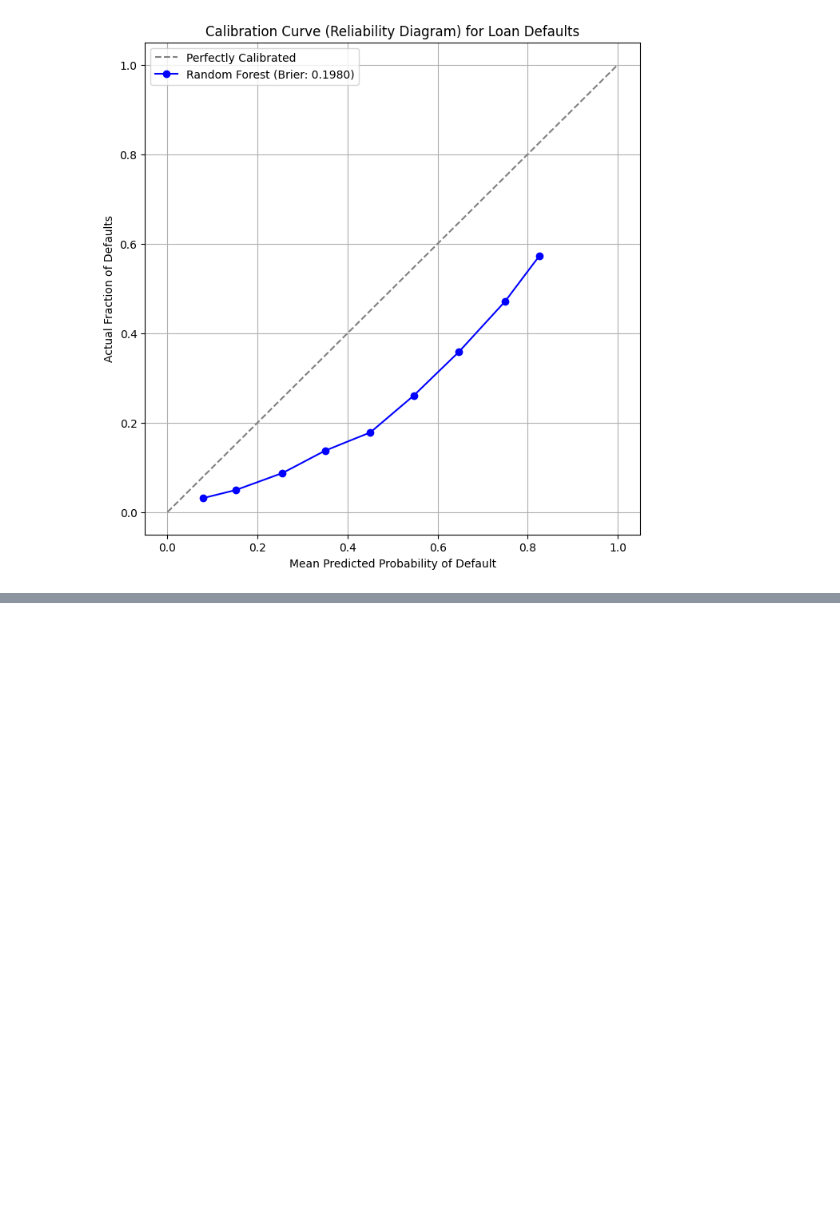
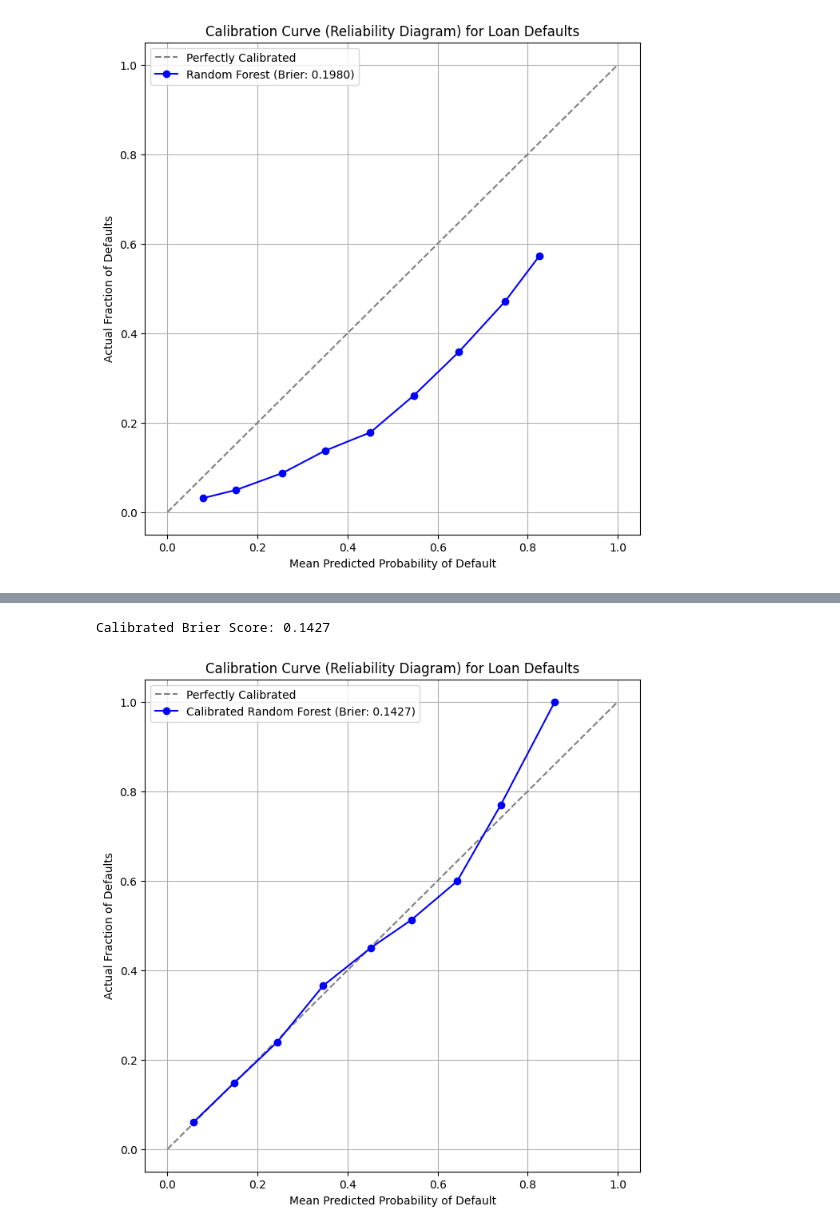
Before and after one commit to lricketson/LC-risk-analysis-project, a Jupyter notebook: randomforest.ipynb, the cells around one changed output, grey strips where cells are left out. Drawn from its saved outputs; the diff is of its cells as text; code cells hidden in the pictures; blank space fills up the shorter version.

```diff
--- a/randomforest.ipynb
+++ b/randomforest.ipynb
@@ -148,0 +161,36 @@ Random Forest Brier Score: 0.1980
+# %%
+from sklearn.calibration import CalibratedClassifierCV
+
+calibrated_rf = CalibratedClassifierCV(
+    rfc_model, method="isotonic", cv=5
+)  # cv = 5 means it uses 5-fold cross-validation on the training set to learn the calibration mapping
+# isotonic means it creates buckets rather than doing a mini logistic regression to create a sigmoid of best fit
+
+calibrated_rf.fit(imputed_X_train, y_train)
+calibrated_probs = calibrated_rf.predict_proba(imputed_X_test)[:, 1]
+calibrated_brier = brier_score_loss(y_test, calibrated_probs)
+print(f"Calibrated Brier Score: {calibrated_brier:.4f}")
+# %% [output]
+Calibrated Brier Score: 0.1427
+# %%
+calibrated_prob_true, calibrated_prob_pred = calibration_curve(
+    y_test, calibrated_probs, n_bins=10
+)
+
+plt.figure(figsize=(8, 8))
+plt.plot([0, 1], [0, 1], linestyle="--", label="Perfectly Calibrated", color="gray")
+plt.plot(
+    calibrated_prob_pred,
+    calibrated_prob_true,
+    marker="o",
+    label=f"Calibrated Random Forest (Brier: {calibrated_brier:.4f})",
+    color="blue",
+)
+plt.title("Calibration Curve (Reliability Diagram) for Loan Defaults")
+plt.xlabel("Mean Predicted Probability of Default")
+plt.ylabel("Actual Fraction of Defaults")
+plt.legend(loc="upper left")
+plt.grid(True)
+plt.show()
+# %% [output]
+[figure, added]
```
Also changed, not shown: parts of 2 cells of this notebook, 1 other file.
